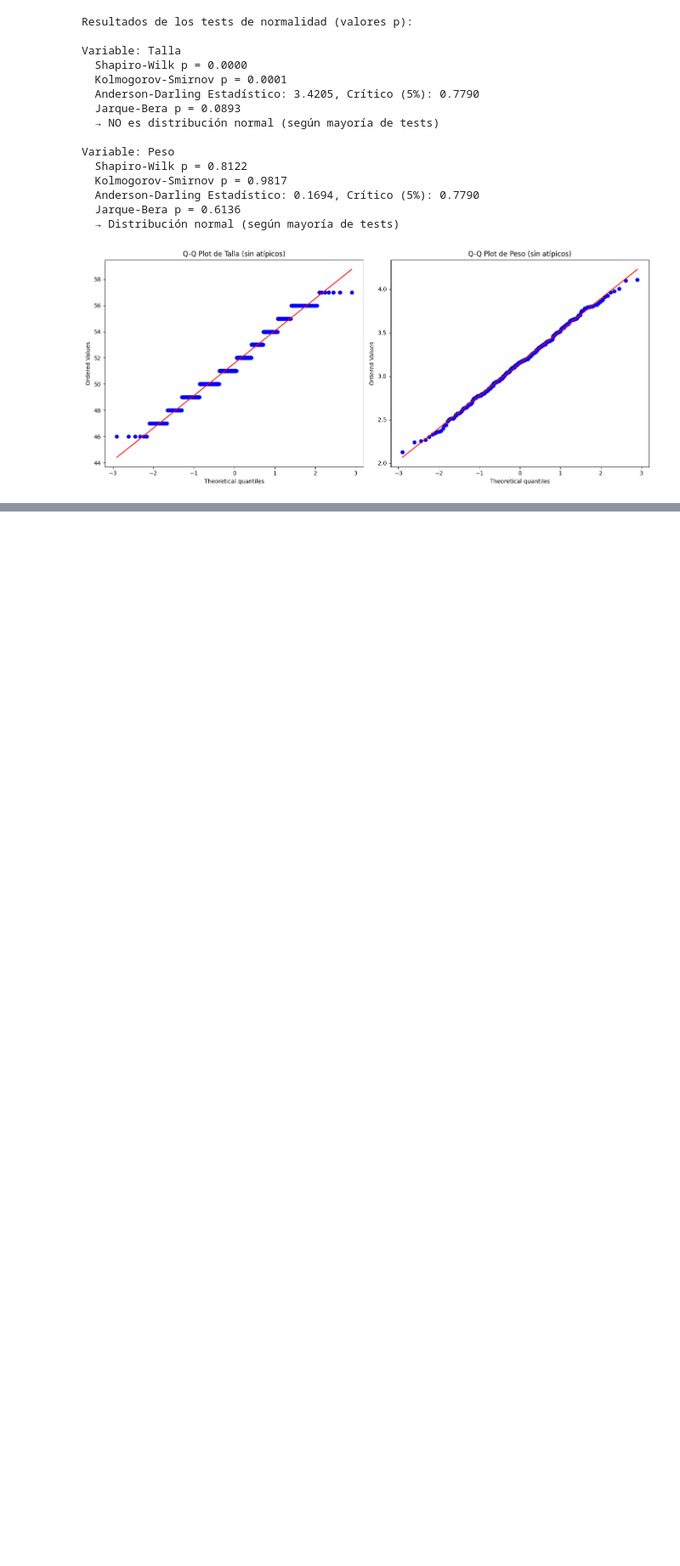
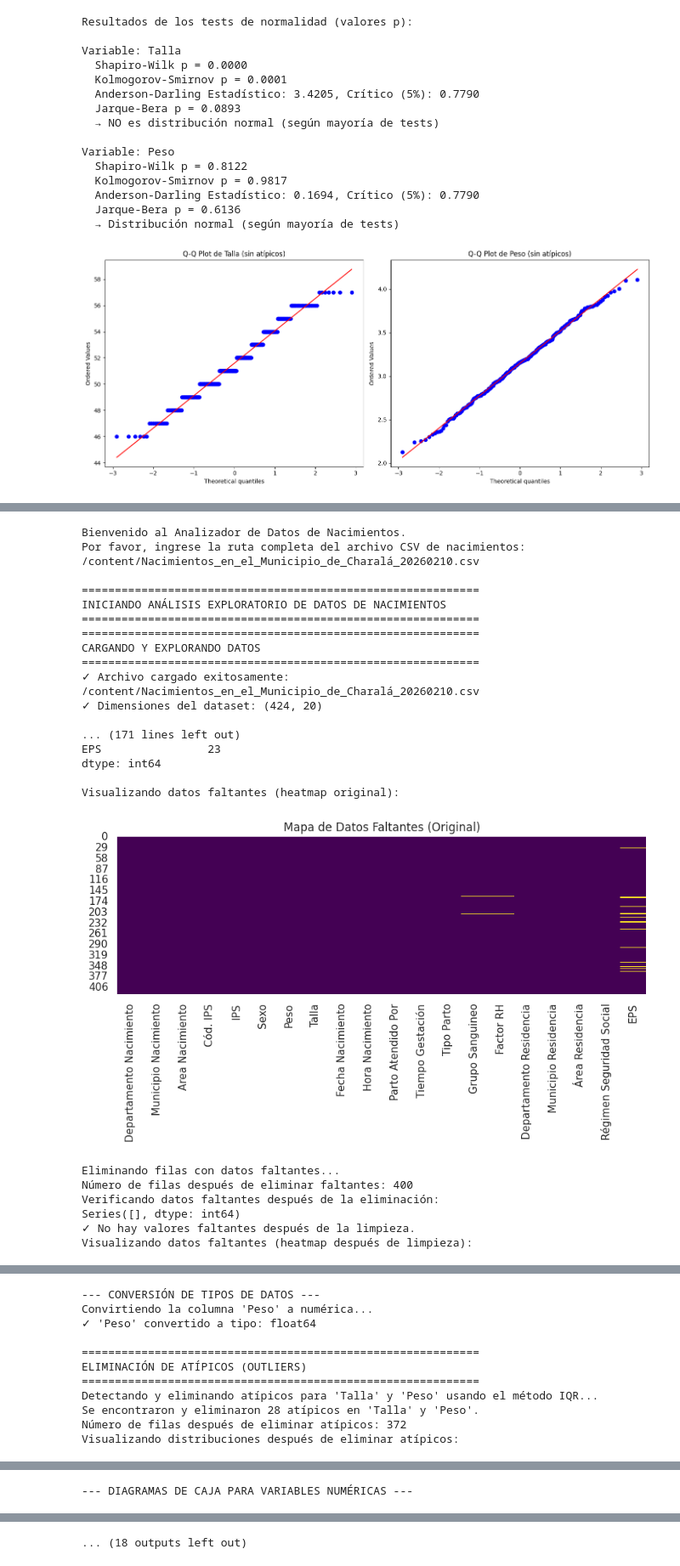
Before and after one commit to chernandez87-ux/EstadisticaPY, a Jupyter notebook: Proyecto_estadistica.ipynb, the cells around one changed output, grey strips where cells are left out. Shown at 85% size. Drawn from its saved outputs; the diff is of its cells as text; code cells hidden in the pictures; blank space fills up the shorter version.

```diff
--- a/Proyecto_estadistica.ipynb
+++ b/Proyecto_estadistica.ipynb
@@ -509,0 +1291,34 @@ class AnalizadorNacimientos:
+# %%
+def main():
+    print("Bienvenido al Analizador de Datos de Nacimientos.")
+    ruta_archivo = input("Por favor, ingrese la ruta completa del archivo CSV de nacimientos: ")
+    analizador = AnalizadorNacimientos(ruta_archivo)
+    analizador.ejecutar_analisis_completo()
+
+# Execute the redefined main function
+main()
+# %% [output]
+Bienvenido al Analizador de Datos de Nacimientos.
+Por favor, ingrese la ruta completa del archivo CSV de nacimientos: /content/Nacimientos_en_el_Municipio_de_Charalá_20260210.csv
+
+============================================================
+INICIANDO ANÁLISIS EXPLORATORIO DE DATOS DE NACIMIENTOS
+============================================================
+============================================================
+CARGANDO Y EXPLORANDO DATOS
+============================================================
+✓ Archivo cargado exitosamente: /content/Nacimientos_en_el_Municipio_de_Charalá_20260210.csv
+✓ Dimensiones del dataset: (424, 20)
+
+... (171 lines left out)
+EPS                23
+dtype: int64
+
+Visualizando datos faltantes (heatmap original):
+[figure, added]
+Eliminando filas con datos faltantes...
+Número de filas después de eliminar faltantes: 400
+Verificando datos faltantes después de la eliminación:
+Series([], dtype: int64)
+✓ No hay valores faltantes después de la limpieza.
+Visualizando datos faltantes (heatmap después de limpieza):
@@ -509,0 +1326,11 @@ class AnalizadorNacimientos:
+--- CONVERSIÓN DE TIPOS DE DATOS ---
+Convirtiendo la columna 'Peso' a numérica...
+✓ 'Peso' convertido a tipo: float64
+
+============================================================
+ELIMINACIÓN DE ATÍPICOS (OUTLIERS)
+============================================================
+Detectando y eliminando atípicos para 'Talla' y 'Peso' usando el método IQR...
+Se encontraron y eliminaron 28 atípicos en 'Talla' y 'Peso'.
+Número de filas después de eliminar atípicos: 372
+Visualizando distribuciones después de eliminar atípicos:
@@ -509,0 +1358 @@ class AnalizadorNacimientos:
+--- DIAGRAMAS DE CAJA PARA VARIABLES NUMÉRICAS ---
@@ -509,0 +1360 @@ class AnalizadorNacimientos:
+... (18 outputs left out)
```
Also changed, not shown: parts of 9 cells of this notebook.
